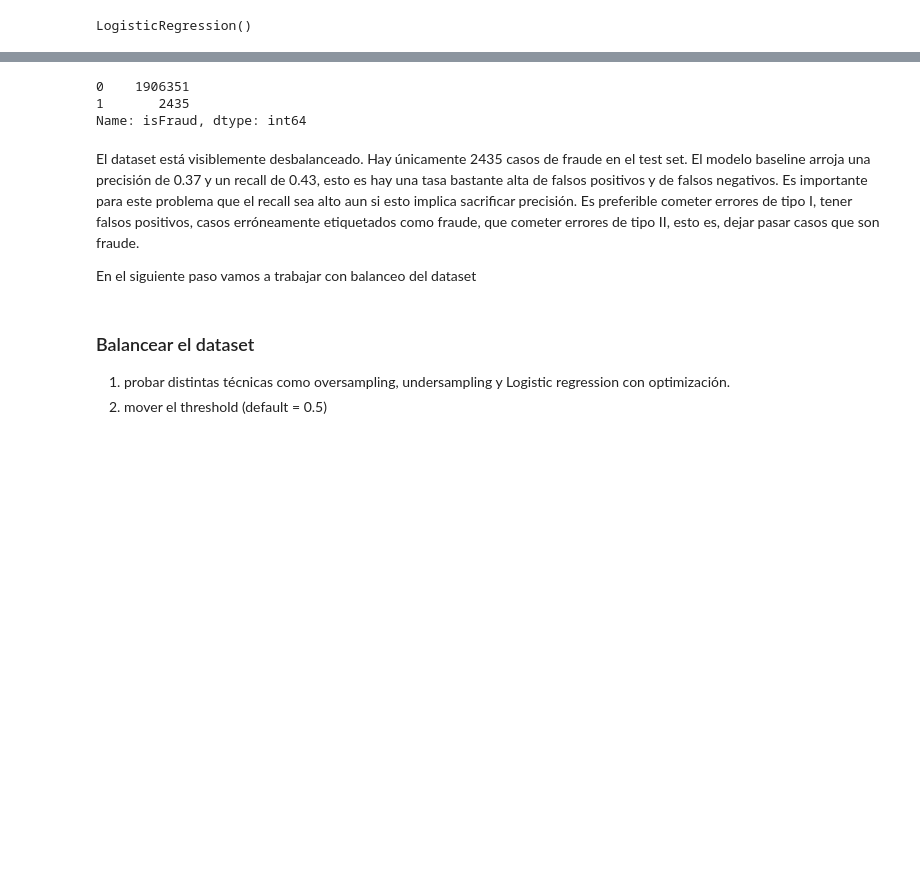
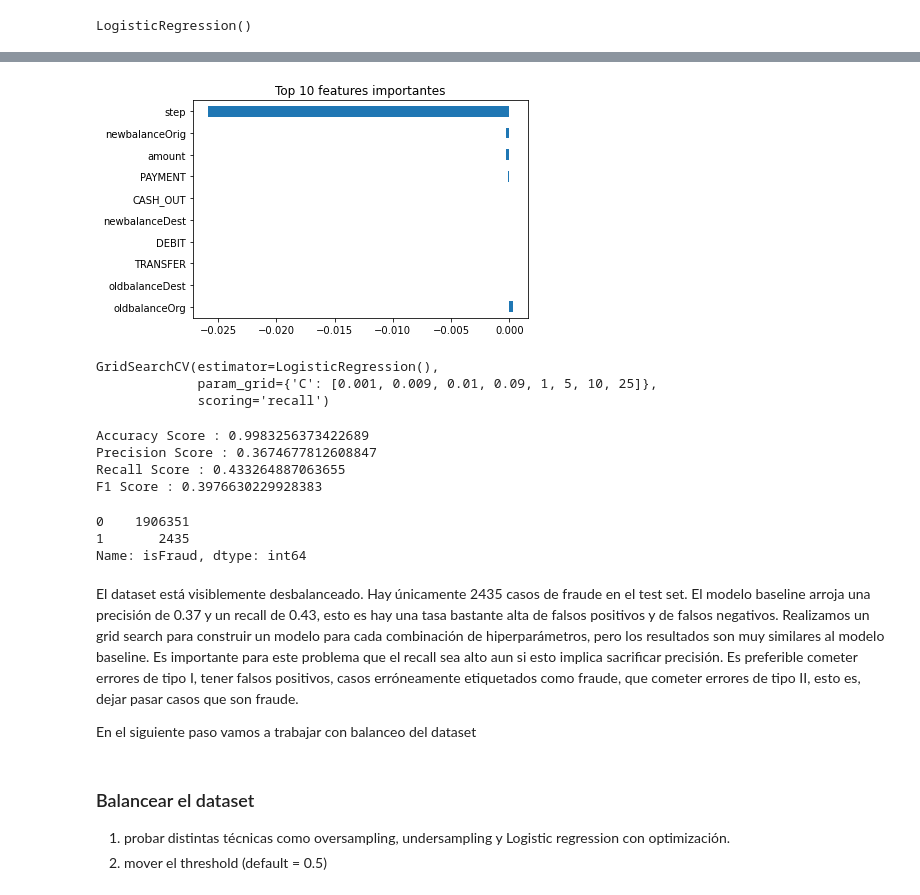
Before and after one commit to marianataglio/fraud_detection, a Jupyter notebook: 01_exploratoryanalysis.ipynb, the cells around one changed output, grey strips where cells are left out. Saved outputs shown, nothing was run; the diff lists cells and outputs as text; code cells hidden in the pictures; blank space fills up the shorter version.

```diff
--- a/01_exploratoryanalysis.ipynb
+++ b/01_exploratoryanalysis.ipynb
@@ -240,0 +252,19 @@ weighted avg       1.00      1.00      1.00   1908786
+# %%
+#Feature importance
+feat_importances = pd.Series(lr.coef_[0], index=X_train.columns)
+feat_importances.nlargest(10).plot(kind='barh')
+plt.title("Top 10 features importantes")
+plt.show()
+# %% [output]
+[figure, added]
+# %%
+#Grid search para maximizar recall
+from sklearn.model_selection import GridSearchCV
+clf = LogisticRegression()
+grid_values = {'C':[0.001,.009,0.01,.09,1,5,10,25]}
+grid_clf_acc = GridSearchCV(clf, param_grid = grid_values,scoring = 'recall')
+grid_clf_acc.fit(X_train, y_train)
+# %% [output]
+GridSearchCV(estimator=LogisticRegression(),
+             param_grid={'C': [0.001, 0.009, 0.01, 0.09, 1, 5, 10, 25]},
+             scoring='recall')
@@ -241,3 +273,13 @@ weighted avg       1.00      1.00      1.00   1908786
+# %%
+print('Accuracy Score : ' + str(accuracy_score(y_test,y_pred_acc)))
+print('Precision Score : ' + str(precision_score(y_test,y_pred_acc)))
+print('Recall Score : ' + str(recall_score(y_test,y_pred_acc)))
+print('F1 Score : ' + str(f1_score(y_test,y_pred_acc)))
+# %% [output]
+Accuracy Score : 0.9983256373422689
+Precision Score : 0.3674677812608847
+Recall Score : 0.433264887063655
+F1 Score : 0.3976630229928383
 # %%
 y_test.value_counts()
 # %% [output]
@@ -247,6 +289,7 @@ Name: isFraud, dtype: int64
 # %% [markdown]
 El dataset está visiblemente desbalanceado. Hay únicamente 2435 casos de fraude en el test set.
 El modelo baseline arroja una precisión de 0.37 y un recall de 0.43, esto es hay una tasa bastante alta de falsos positivos y de falsos negativos.
+Realizamos un grid search para construir un modelo para cada combinación de hiperparámetros, pero los resultados son muy similares al modelo baseline.
 Es importante para este problema que el recall sea alto aun si esto implica sacrificar precisión. Es preferible cometer errores de tipo I, tener falsos positivos, casos erróneamente etiquetados como fraude, que cometer errores de tipo II, esto es, dejar pasar casos que son fraude.
 
 En el siguiente paso vamos a trabajar con balanceo del dataset
```
Also changed, not shown: parts of 47 cells of this notebook.
